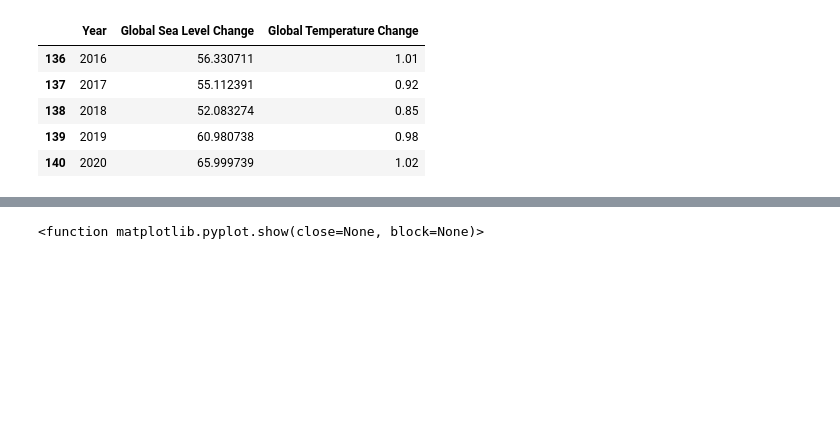
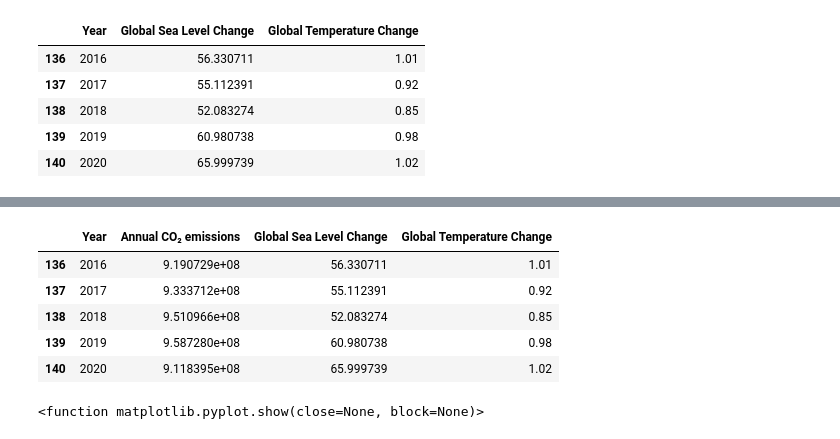
Before and after one commit to jacobklucher/Project-1-Climate-Change, a Jupyter notebook: Climate Change/Climate_Change.ipynb, the cells around one changed output, grey strips where cells are left out. Drawn from its saved outputs; the diff is of its cells as text; code cells hidden in the pictures; blank space fills up the shorter version.

```diff
--- a/Climate Change/Climate_Change.ipynb
+++ b/Climate Change/Climate_Change.ipynb
@@ -121,2 +198,11 @@ sea_level_temp_df.tail()
+# %%
+sea_temp_emmissions_df.tail()
+# %% [output]
+|  | Year | Annual CO₂ emissions | Global Sea Level Change | Global Temperature Change |
+| 136 | 2016 | 9.190729e+08 | 56.330711 | 1.01 |
+| 137 | 2017 | 9.333712e+08 | 55.112391 | 0.92 |
+| 138 | 2018 | 9.510966e+08 | 52.083274 | 0.85 |
+| 139 | 2019 | 9.587280e+08 | 60.980738 | 0.98 |
+| 140 | 2020 | 9.118395e+08 | 65.999739 | 1.02 |
 # %%
 #scatter plot for sea level change vs. global temperatures
```
Also changed, not shown: parts of 11 cells of this notebook, 1 other file.
